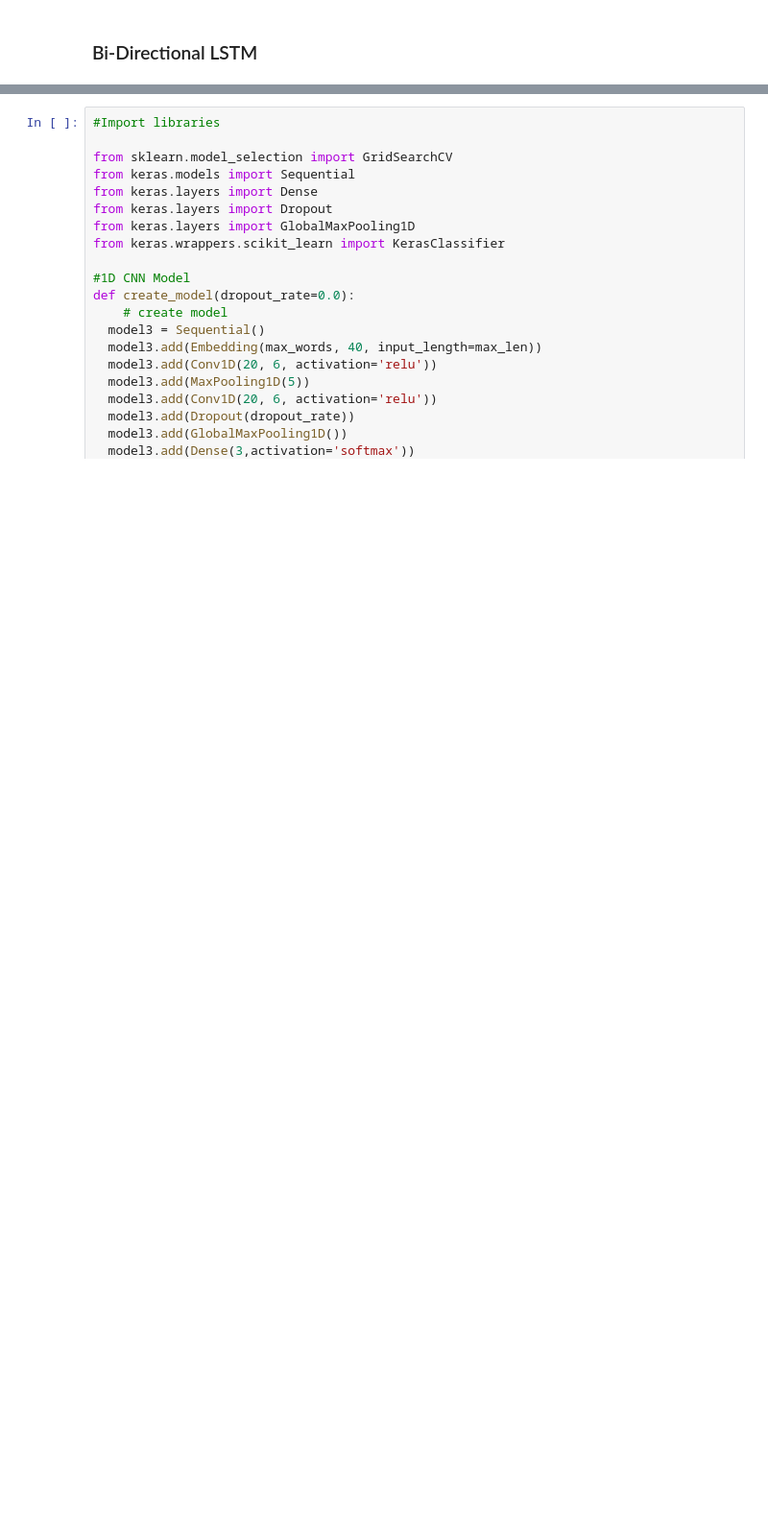
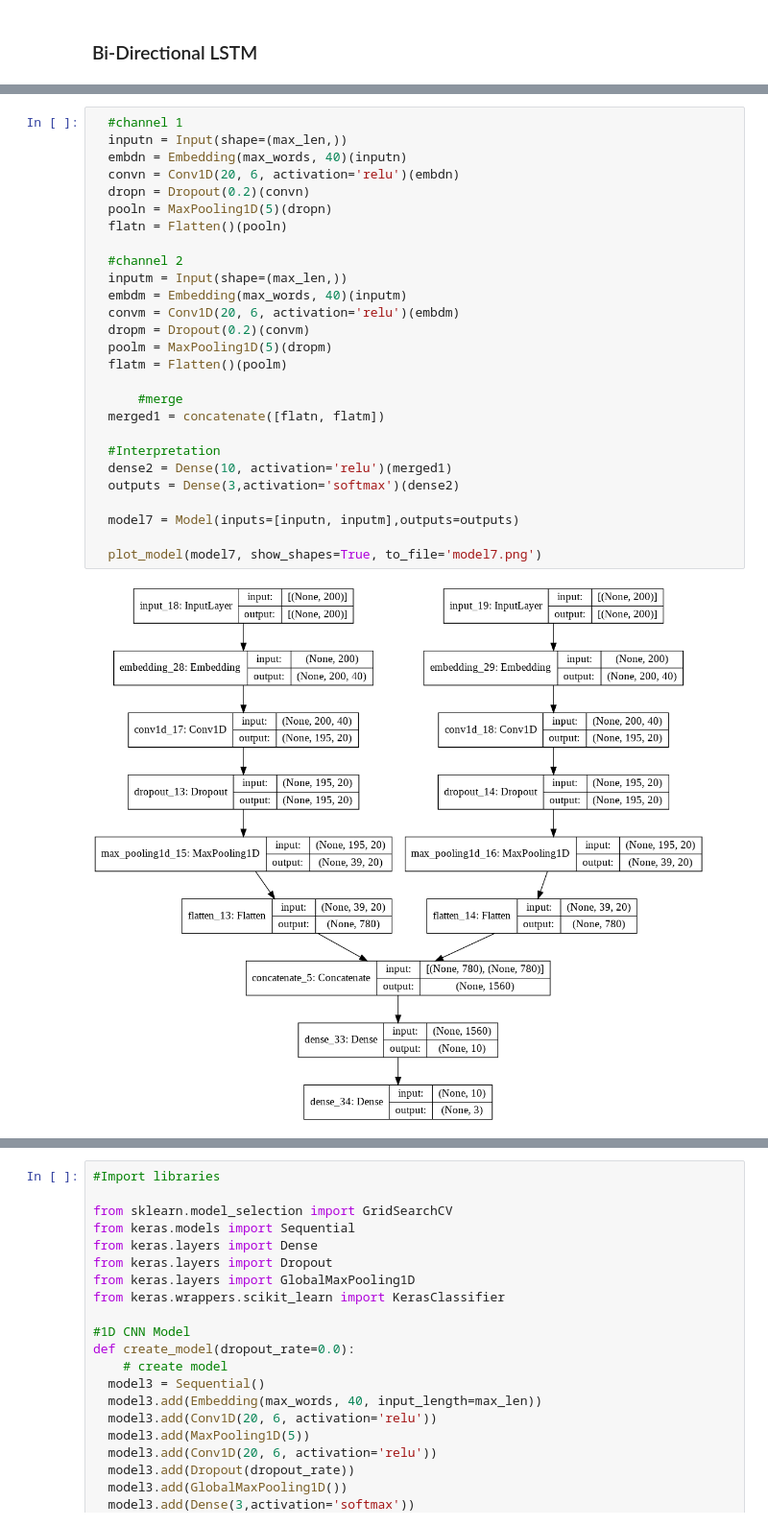
Before and after one commit to DorodiK/sentiment_analysis, a Jupyter notebook: Sentiment_Analysis_Model_Pretrain.ipynb, the cells around one changed output, grey strips where cells are left out. Shown at 96% size. Drawn from its saved outputs; the diff is of its cells as text; blank space fills up the shorter version.

```diff
--- a/Sentiment_Analysis_Model_Pretrain.ipynb
+++ b/Sentiment_Analysis_Model_Pretrain.ipynb
@@ -702,0 +582,29 @@ Epoch 00001: val_accuracy improved from -inf to 0.56935, saving model to best_mo
+# %%
+  #channel 1
+  inputn = Input(shape=(max_len,))
+  embdn = Embedding(max_words, 40)(inputn)
+  convn = Conv1D(20, 6, activation='relu')(embdn)
+  dropn = Dropout(0.2)(convn)
+  pooln = MaxPooling1D(5)(dropn)
+  flatn = Flatten()(pooln)
+
+  #channel 2
+  inputm = Input(shape=(max_len,))
+  embdm = Embedding(max_words, 40)(inputm)
+  convm = Conv1D(20, 6, activation='relu')(embdm)
+  dropm = Dropout(0.2)(convm)
+  poolm = MaxPooling1D(5)(dropm)
+  flatm = Flatten()(poolm)
+
+      #merge
+  merged1 = concatenate([flatn, flatm])
+
+  #Interpretation
+  dense2 = Dense(10, activation='relu')(merged1)
+  outputs = Dense(3,activation='softmax')(dense2)
+
+  model7 = Model(inputs=[inputn, inputm],outputs=outputs)
+
+  plot_model(model7, show_shapes=True, to_file='model7.png')
+# %% [output]
+[figure, added]
```
Also changed, not shown: parts of 75 cells of this notebook.
